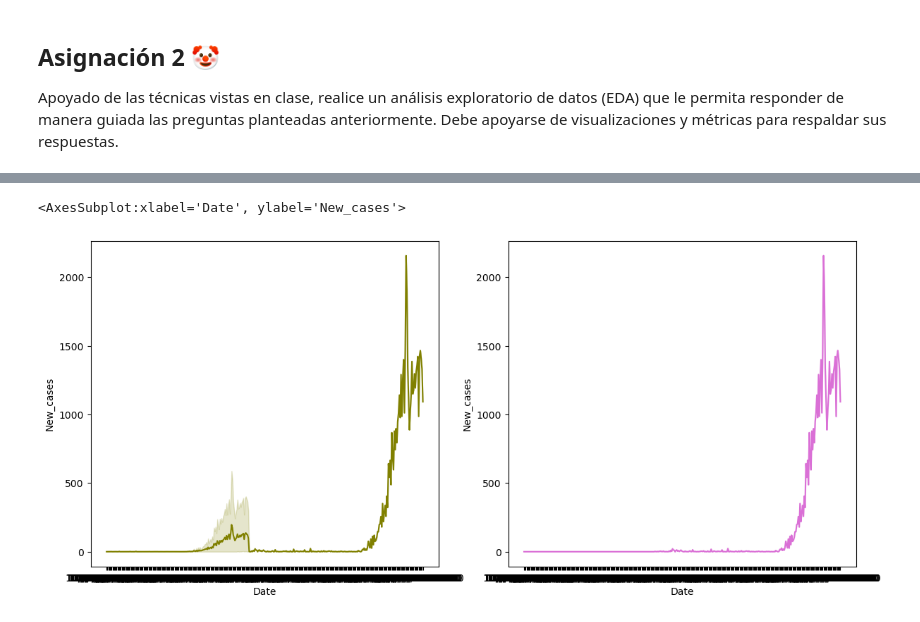
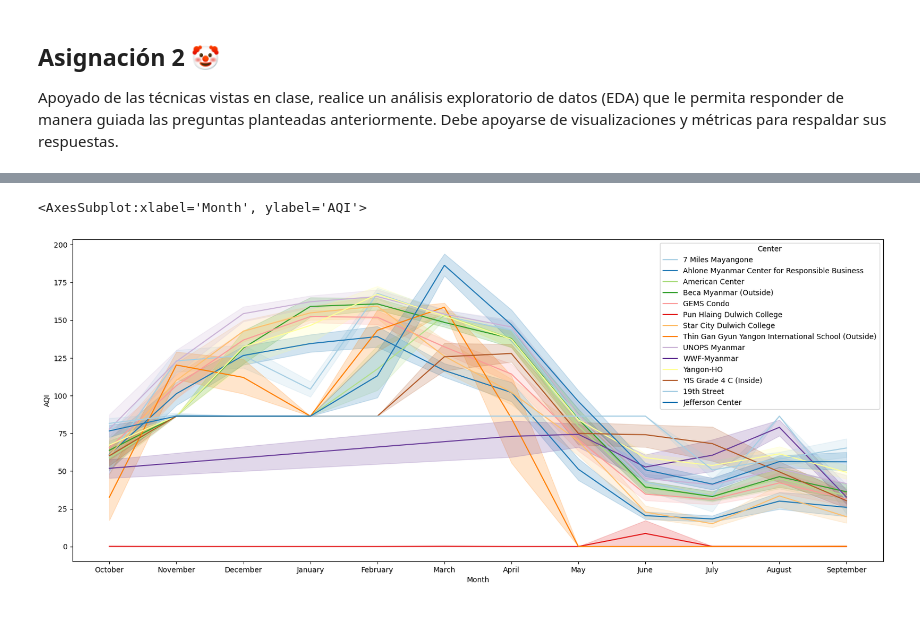
Before and after one commit to V-ivan11/Time-series, a Jupyter notebook: Tareas/4 - EDA en Series de Tiempo.ipynb, the cells around one changed output, grey strips where cells are left out. Cells and saved outputs as stored; diff of their text form; code cells hidden in the pictures.

```diff
--- a/Tareas/4 - EDA en Series de Tiempo.ipynb
+++ b/Tareas/4 - EDA en Series de Tiempo.ipynb
@@ -106,8 +101,6 @@ sns.lineplot(data=features, x="Date", y="AQI", color = "green", ax = axs[2])
-# %%
-fig, axs = plt.subplots(ncols=2, nrows= 1, figsize=(14, 6))
-
-sns.lineplot(data=features[features["City"] == "Yangon"], x="Date", y="New_cases", color = "olive", ax = axs[0])
-sns.lineplot(data=features[features["City"] == "Mandalay"], x="Date", y="New_cases", color = "orchid", ax = axs[1])
-# %% [output]
-<AxesSubplot:xlabel='Date', ylabel='New_cases'>
-[figure, removed]
+# %%
+plt.figure(figsize=(20,8))
+sns.lineplot(x="Month", y="AQI", hue="Center", data=features, palette="Paired")
+# %% [output]
+<AxesSubplot:xlabel='Month', ylabel='AQI'>
+[figure, added]
```
Also changed, not shown: parts of 13 cells of this notebook, 1 other file.
